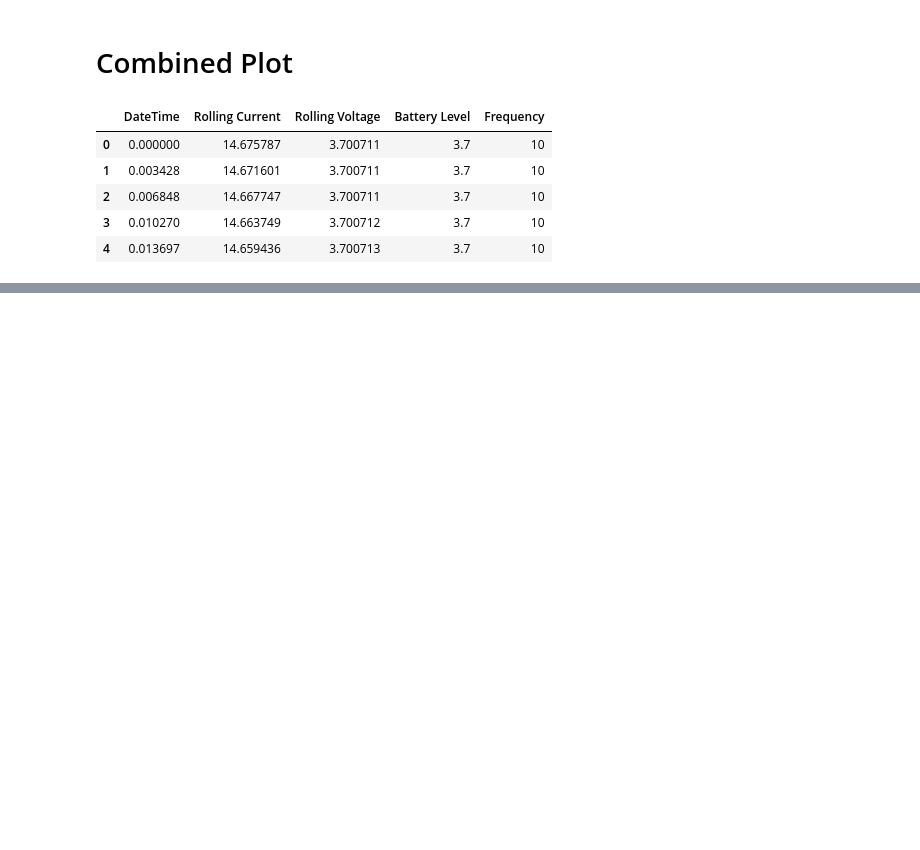
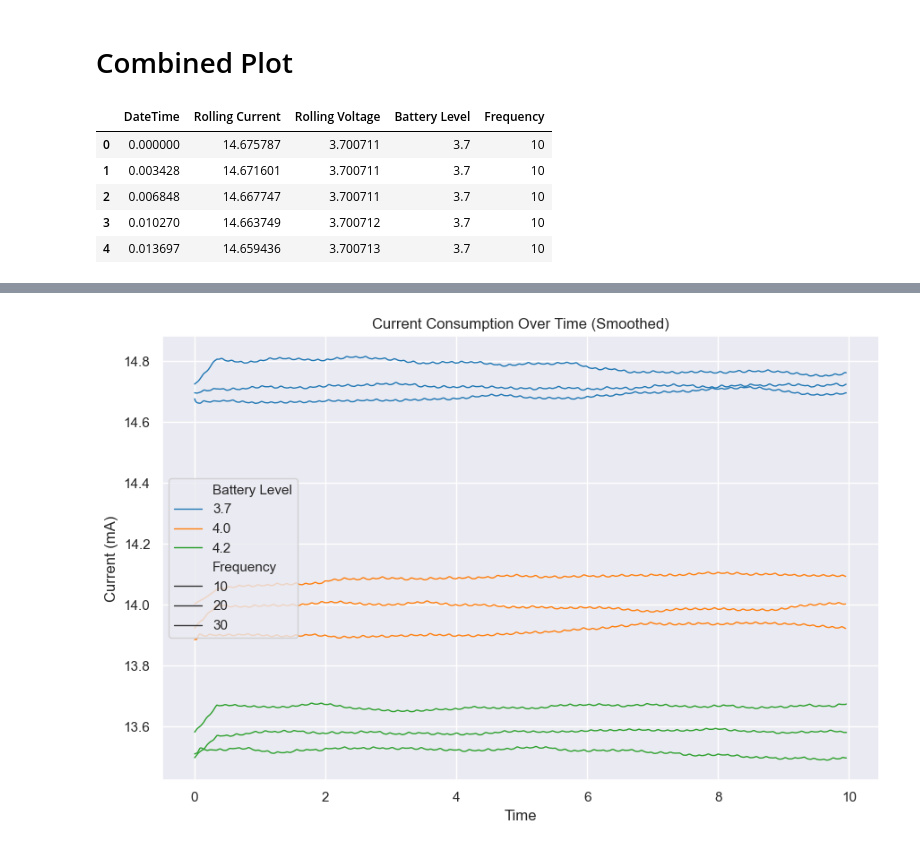
Before and after one commit to PeriniM/SmartApple-Thesis, a Jupyter notebook: data-analysis/nicla_consumption.ipynb, the cells around one changed output, grey strips where cells are left out. Saved outputs shown, nothing was run; the diff lists cells and outputs as text; code cells hidden in the pictures; blank space fills up the shorter version.

```diff
--- a/data-analysis/nicla_consumption.ipynb
+++ b/data-analysis/nicla_consumption.ipynb
@@ -163,3 +163,25 @@ data_grouped
 | 6 | 4.2 | 10 | 4.980497 | 13.517170 | 4.200191 |
 | 7 | 4.2 | 20 | 4.981929 | 13.581863 | 4.200049 |
 | 8 | 4.2 | 30 | 4.979878 | 13.664917 | 4.200021 |
+# %%
+# Perform a rolling average over 1000 samples for each group of 'Battery Level' and 'Frequency'
+data['Rolling Current Smoothed'] = data.groupby(['Battery Level'])['Rolling Current'].transform(lambda x: x.rolling(100, min_periods=1).mean())
+
+# Check unique values for 'Battery Level' and 'Frequency' to decide on the legend
+unique_battery_levels = data['Battery Level'].unique()
+unique_frequencies = data['Frequency'].unique()
+
+# Create a palette with distinct colors for each battery level
+palette = sns.color_palette("tab10", len(unique_battery_levels))
+# Now we plot the smoothed current again
+plt.figure(figsize=(12, 6))
+sns.lineplot(data=data, x='DateTime', y='Rolling Current Smoothed', hue='Battery Level', style='Frequency',
+             palette=palette, linewidth=1, dashes=False)
+
+plt.title('Current Consumption Over Time (Smoothed)')
+plt.xlabel('Time')
+plt.ylabel('Current (mA)')
+plt.tight_layout(rect=[0, 0, 0.75, 1])
+plt.show()
+# %% [output]
+[figure, added]
```
Also changed, not shown: parts of 9 cells of this notebook, 1 other file.
